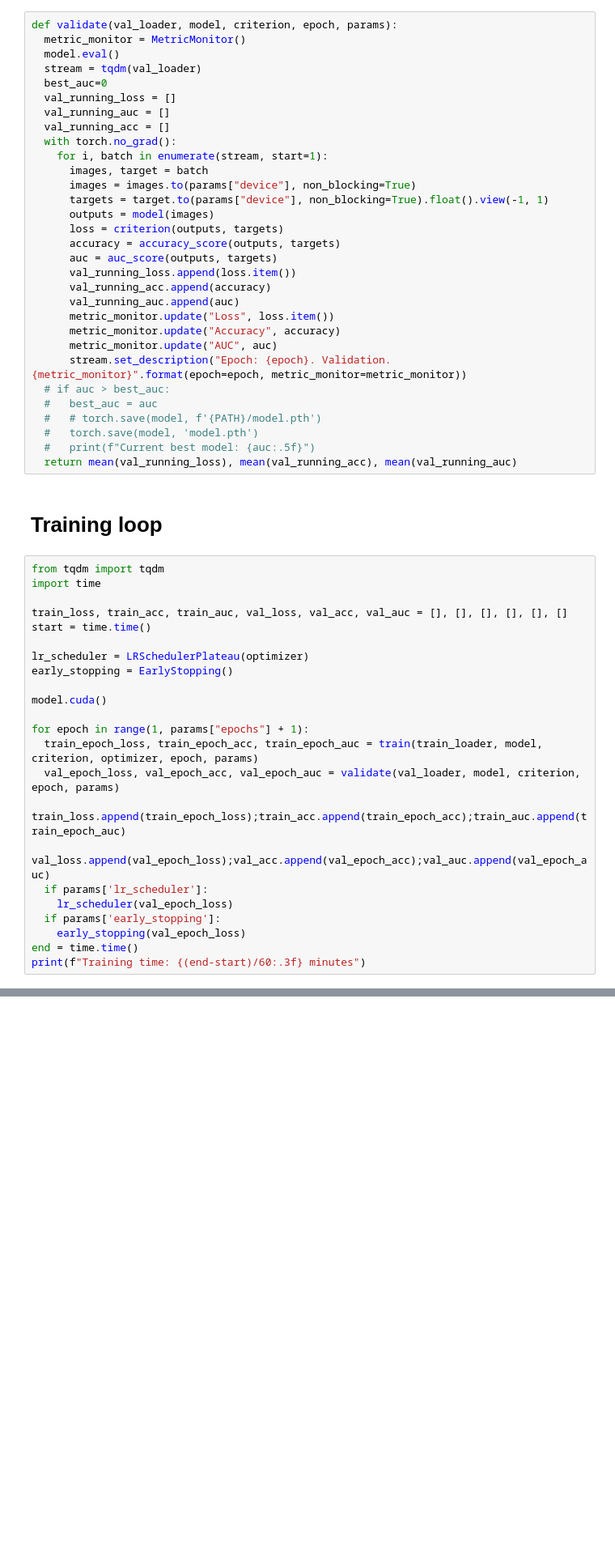
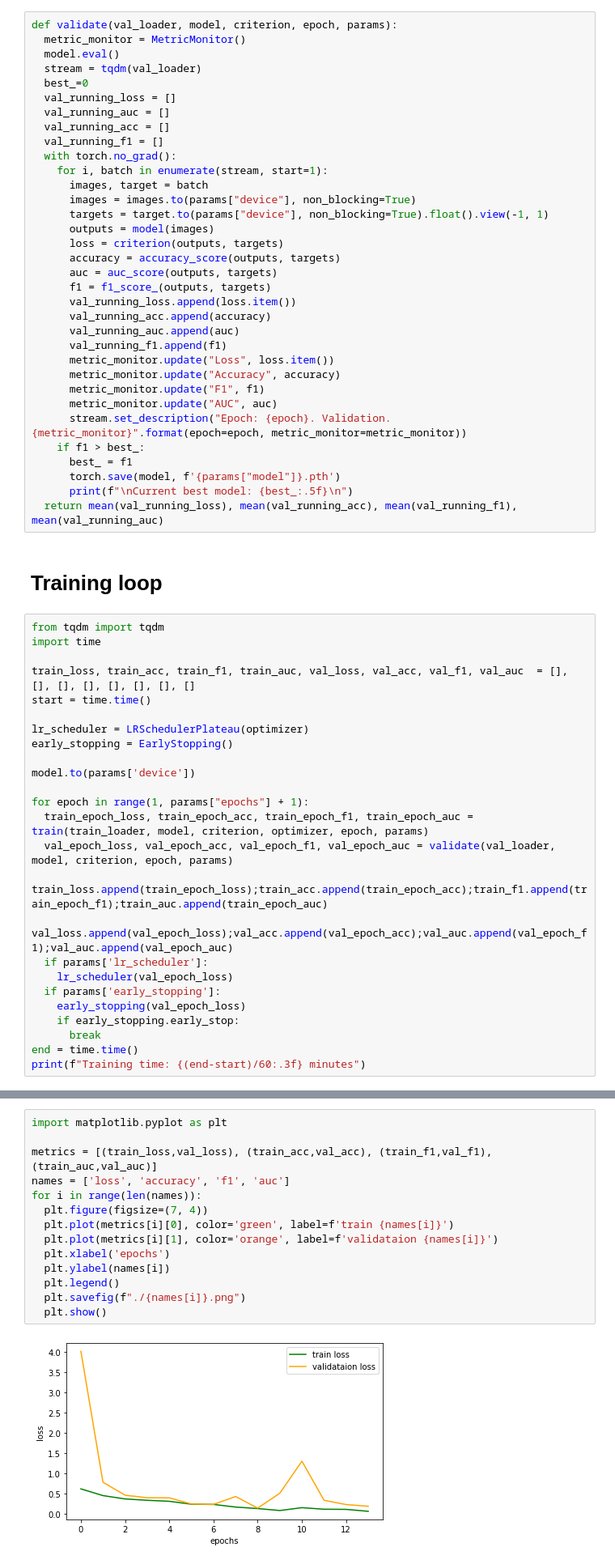
Before and after one commit to blobquiet/SIIM-ISIC-Melanoma-Classification, a Jupyter notebook: notebooks/Augmentation.ipynb, the cells around one changed output, grey strips where cells are left out. Shown at 81% size. Drawn from its saved outputs; the diff is of its cells as text; blank space fills up the shorter version.

Commit message:
metric report added

```diff
--- a/notebooks/Augmentation.ipynb
+++ b/notebooks/Augmentation.ipynb
@@ -501,10 +516,11 @@ def validate(val_loader, model, criterion, epoch, params):
   metric_monitor = MetricMonitor()
   model.eval()
   stream = tqdm(val_loader)
-  best_auc=0
+  best_=0
   val_running_loss = []
   val_running_auc = []
   val_running_acc = []
+  val_running_f1 = []
   with torch.no_grad():
     for i, batch in enumerate(stream, start=1):
       images, target = batch
@@ -514,42 +530,46 @@ def validate(val_loader, model, criterion, epoch, params):
       loss = criterion(outputs, targets)
       accuracy = accuracy_score(outputs, targets)
       auc = auc_score(outputs, targets)
+      f1 = f1_score_(outputs, targets)
       val_running_loss.append(loss.item())
       val_running_acc.append(accuracy)
       val_running_auc.append(auc)
+      val_running_f1.append(f1)
       metric_monitor.update("Loss", loss.item())
       metric_monitor.update("Accuracy", accuracy)
+      metric_monitor.update("F1", f1)
       metric_monitor.update("AUC", auc)
       stream.set_description("Epoch: {epoch}. Validation. {metric_monitor}".format(epoch=epoch, metric_monitor=metric_monitor))
-  # if auc > best_auc:
-  #   best_auc = auc
-  #   # torch.save(model, f'{PATH}/model.pth')
-  #   torch.save(model, 'model.pth')
-  #   print(f"Current best model: {auc:.5f}")
-  return mean(val_running_loss), mean(val_running_acc), mean(val_running_auc)
+    if f1 > best_:
+      best_ = f1
+      torch.save(model, f'{params["model"]}.pth')
+      print(f"\nCurrent best model: {best_:.5f}\n")
+  return mean(val_running_loss), mean(val_running_acc), mean(val_running_f1), mean(val_running_auc)
 # %% [markdown]
 # Training loop
 # %%
 from tqdm import tqdm
 import time
 
-train_loss, train_acc, train_auc, val_loss, val_acc, val_auc = [], [], [], [], [], []
+train_loss, train_acc, train_f1, train_auc, val_loss, val_acc, val_f1, val_auc  = [], [], [], [], [], [], [], []
 start = time.time()
 
 lr_scheduler = LRSchedulerPlateau(optimizer)
 early_stopping = EarlyStopping()
 
-model.cuda()
+model.to(params['device'])
 
 for epoch in range(1, params["epochs"] + 1):
-  train_epoch_loss, train_epoch_acc, train_epoch_auc = train(train_loader, model, criterion, optimizer, epoch, params)
-  val_epoch_loss, val_epoch_acc, val_epoch_auc = validate(val_loader, model, criterion, epoch, params)
-  train_loss.append(train_epoch_loss);train_acc.append(train_epoch_acc);train_auc.append(train_epoch_auc)
-  val_loss.append(val_epoch_loss);val_acc.append(val_epoch_acc);val_auc.append(val_epoch_auc)
+  train_epoch_loss, train_epoch_acc, train_epoch_f1, train_epoch_auc = train(train_loader, model, criterion, optimizer, epoch, params)
+  val_epoch_loss, val_epoch_acc, val_epoch_f1, val_epoch_auc = validate(val_loader, model, criterion, epoch, params)
+  train_loss.append(train_epoch_loss);train_acc.append(train_epoch_acc);train_f1.append(train_epoch_f1);train_auc.append(train_epoch_auc)
+  val_loss.append(val_epoch_loss);val_acc.append(val_epoch_acc);val_auc.append(val_epoch_f1);val_auc.append(val_epoch_auc)
   if params['lr_scheduler']:
     lr_scheduler(val_epoch_loss)
   if params['early_stopping']:
     early_stopping(val_epoch_loss)
+    if early_stopping.early_stop:
+      break
 end = time.time()
 print(f"Training time: {(end-start)/60:.3f} minutes")
 # %% [output]
@@ -606,0 +591,16 @@ TRAINING COMPLETE
+# %%
+import matplotlib.pyplot as plt
+
+metrics = [(train_loss,val_loss), (train_acc,val_acc), (train_f1,val_f1), (train_auc,val_auc)]
+names = ['loss', 'accuracy', 'f1', 'auc']
+for i in range(len(names)):
+  plt.figure(figsize=(7, 4))
+  plt.plot(metrics[i][0], color='green', label=f'train {names[i]}')
+  plt.plot(metrics[i][1], color='orange', label=f'validataion {names[i]}')
+  plt.xlabel('epochs')
+  plt.ylabel(names[i])
+  plt.legend()
+  plt.savefig(f"./{names[i]}.png")
+  plt.show()
+# %% [output]
+[figure, added]
```
Also changed, not shown: parts of 42 cells of this notebook.
